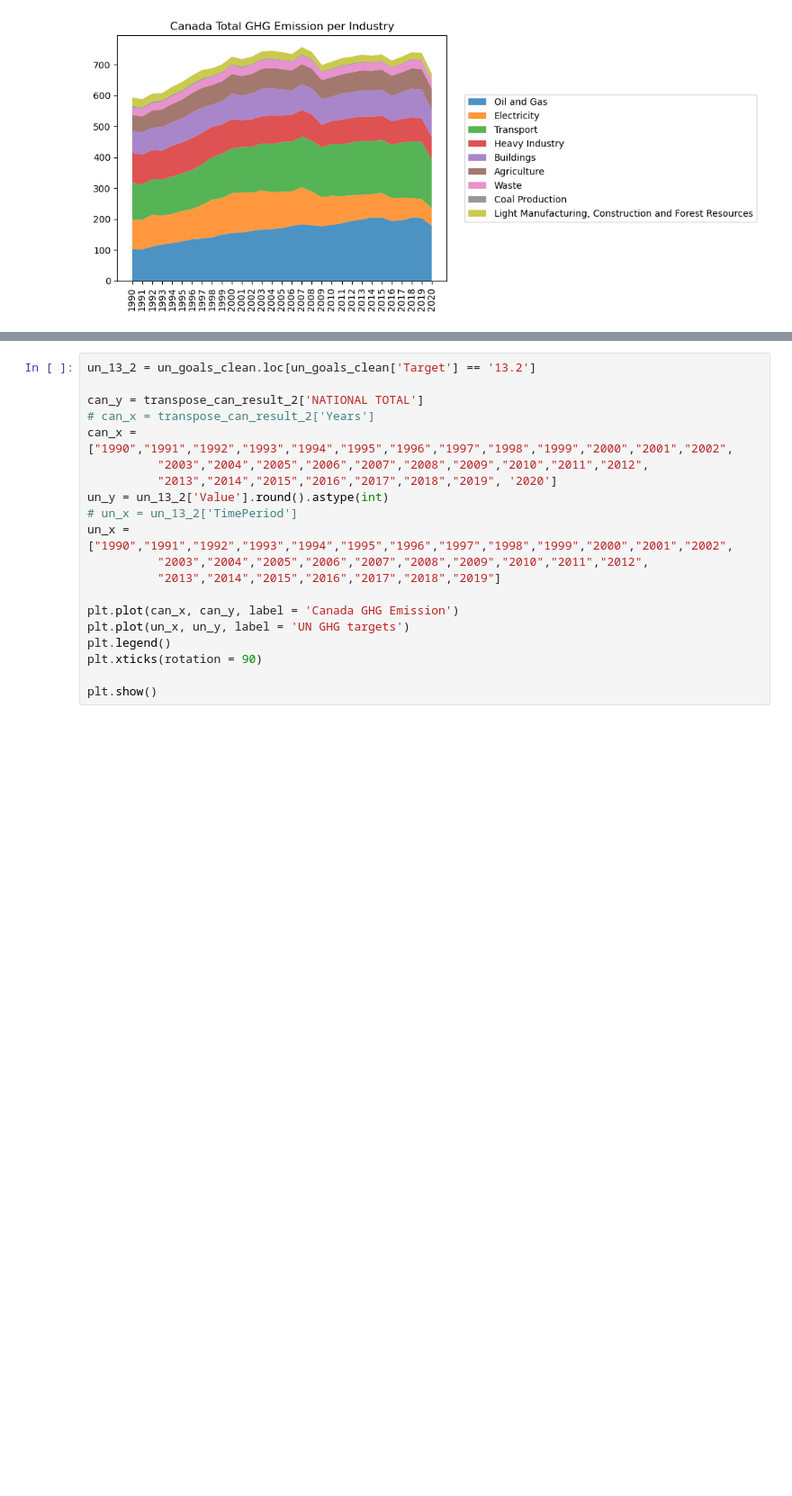
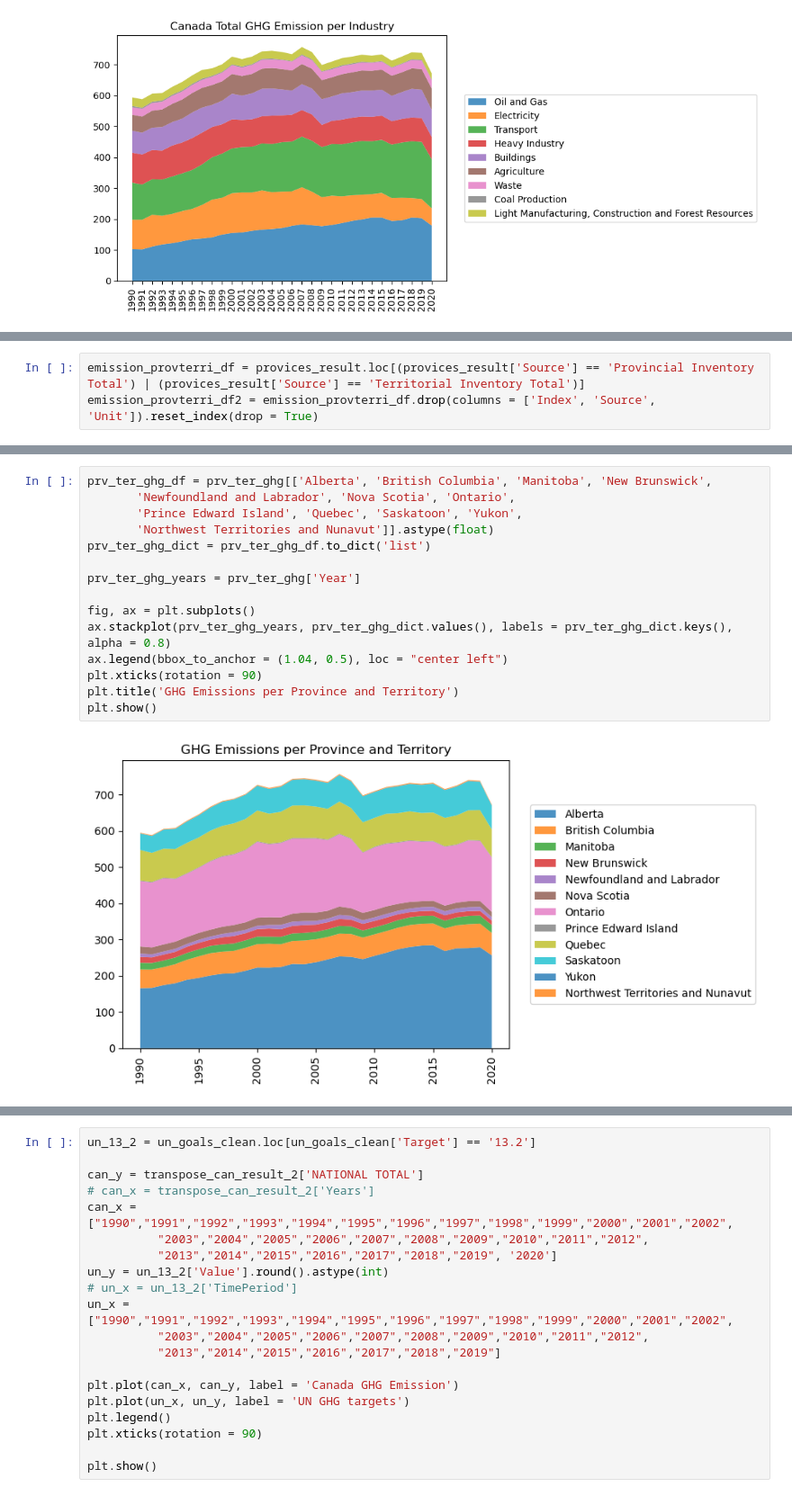
Before and after one commit to fabiomarcullo/Project_1_Climate_Action_Goals, a Jupyter notebook: Project_Sustainability_Data.ipynb, the cells around one changed output, grey strips where cells are left out. Shown: that part at 90% size. Cells and saved outputs as stored; diff of their text form; blank space fills up the shorter version.

```diff
--- a/Project_Sustainability_Data.ipynb
+++ b/Project_Sustainability_Data.ipynb
@@ -365,0 +368,3 @@ plt.show()
+# %%
+emission_provterri_df = provices_result.loc[(provices_result['Source'] == 'Provincial Inventory Total') | (provices_result['Source'] == 'Territorial Inventory Total')]
+emission_provterri_df2 = emission_provterri_df.drop(columns = ['Index', 'Source', 'Unit']).reset_index(drop = True)
@@ -365,0 +465,17 @@ plt.show()
+# %%
+prv_ter_ghg_df = prv_ter_ghg[['Alberta', 'British Columbia', 'Manitoba', 'New Brunswick',
+       'Newfoundland and Labrador', 'Nova Scotia', 'Ontario',
+       'Prince Edward Island', 'Quebec', 'Saskatoon', 'Yukon',
+       'Northwest Territories and Nunavut']].astype(float)
+prv_ter_ghg_dict = prv_ter_ghg_df.to_dict('list')
+
+prv_ter_ghg_years = prv_ter_ghg['Year']
+
+fig, ax = plt.subplots()
+ax.stackplot(prv_ter_ghg_years, prv_ter_ghg_dict.values(), labels = prv_ter_ghg_dict.keys(), alpha = 0.8)
+ax.legend(bbox_to_anchor = (1.04, 0.5), loc = "center left")
+plt.xticks(rotation = 90)
+plt.title('GHG Emissions per Province and Territory')
+plt.show()
+# %% [output]
+[figure, added]
```
Also changed, not shown: parts of 9 cells of this notebook.
